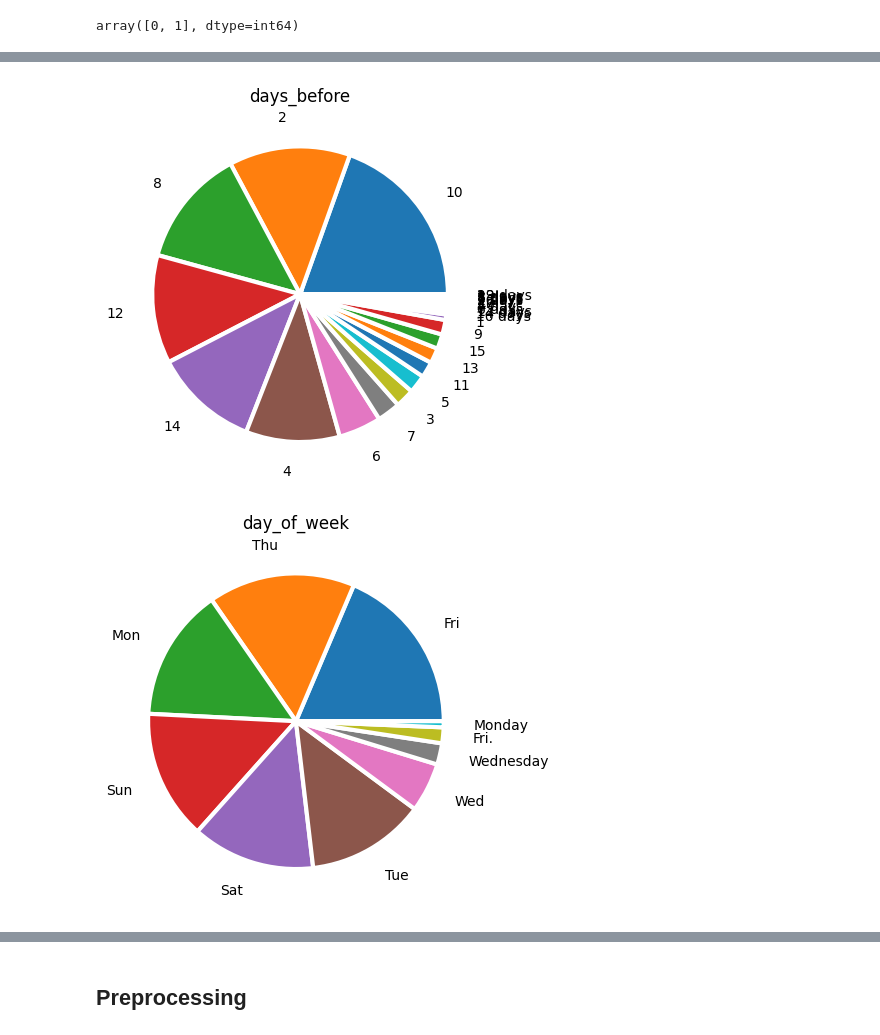
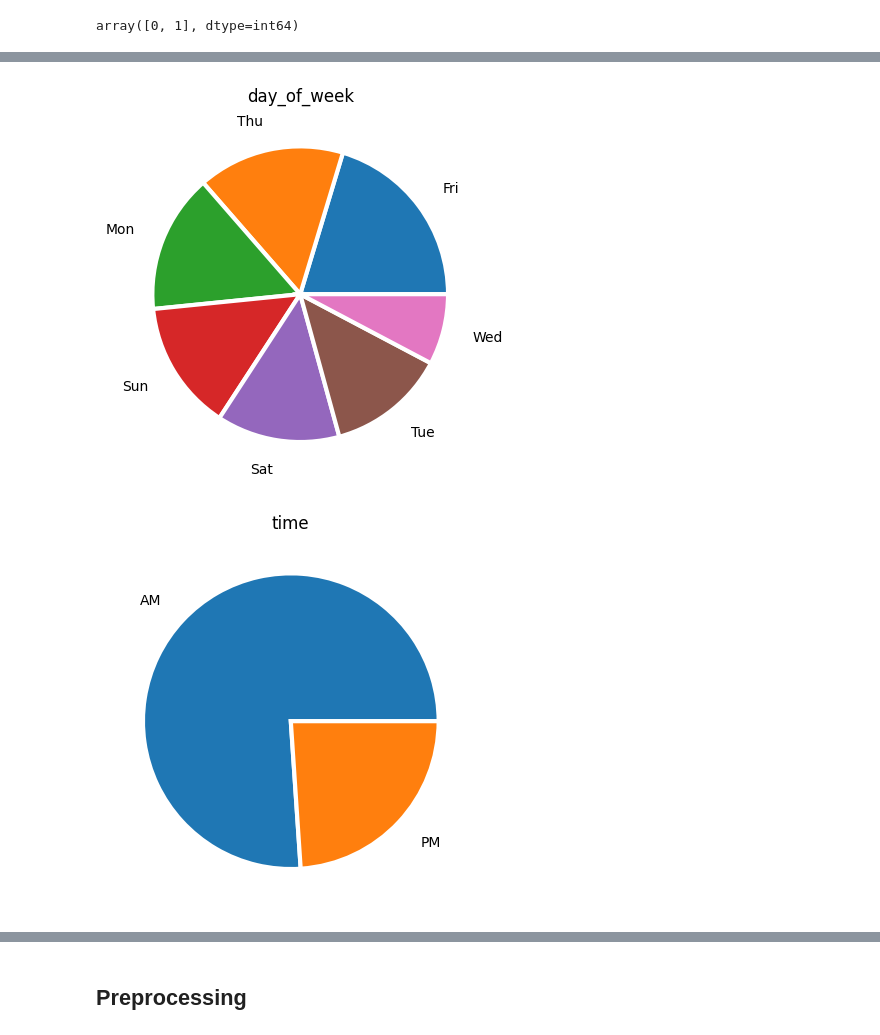
Before and after one commit to bulela00/Fitness_Classification-repo, a Jupyter notebook: Fitness_Classification.ipynb, the cells around one changed output, grey strips where cells are left out. Drawn from its saved outputs; the diff is of its cells as text; code cells hidden in the pictures.

```diff
--- a/Fitness_Classification.ipynb
+++ b/Fitness_Classification.ipynb
@@ -91,0 +101,7 @@ df['weight'] = imputer.fit_transform(df[['weight']])
+# %%
+# Replacing similar values
+df.replace('Monday', 'Mon', inplace=True)
+df.replace('Wednesday', 'Wed', inplace=True)
+df.replace('Fri.', 'Fri', inplace=True)
+days = df['day_of_week'].unique()
+days
@@ -91,0 +121,7 @@ df['weight'] = imputer.fit_transform(df[['weight']])
+# %%
+# Removing Inconsistencies in values
+df['days_before'] = df['days_before'].str.strip('days')
+df['days_before'] = df['days_before'].str.strip()
+df['days_before'] = pd.to_numeric(df['days_before'])
+days_before_values = df['days_before'].unique()
+days_before_values
@@ -125,41 +164,33 @@ sns.pairplot(data=df, hue='attended')
 # %%
 # Pie chart for categorical data
-# days_before
-days_before_count = df['days_before'].value_counts()
-plt.pie(days_before_count.values, labels=days_before_count.index, labeldistance=1.2,
-        wedgeprops = { 'linewidth' : 3, 'edgecolor' : 'white' })
-plt.title('days_before')
-plt.show()
-
-
 # day_of_week
 day_of_week_count = df['day_of_week'].value_counts()
 plt.pie(day_of_week_count.values, labels=day_of_week_count.index, labeldistance=1.2,
         wedgeprops = { 'linewidth' : 3, 'edgecolor' : 'white' })
 plt.title('day_of_week')
 plt.show()
 
 
 # time
 time_count = df['time'].value_counts()
 plt.pie(time_count.values, labels=time_count.index, labeldistance=1.2,
         wedgeprops = { 'linewidth' : 3, 'edgecolor' : 'white' })
 plt.title('time')
 plt.show()
 
 # category
 category_count = df['category'].value_counts()
 plt.pie(category_count.values, labels=category_count.index, labeldistance=1.2,
         wedgeprops = { 'linewidth' : 3, 'edgecolor' : 'white' })
 plt.title('category ')
 plt.show()
 
 # attended
 attended_count = df['attended'].value_counts()
 plt.pie(attended_count.values, labels=attended_count.index, labeldistance=1.2,
         wedgeprops = { 'linewidth' : 3, 'edgecolor' : 'white' })
 plt.title('attended')
 plt.show()
 # %% [output]
-[figure, old version]
+[figure, new version]
-[figure, old version]
+[figure, new version]
```
Also changed, not shown: parts of 20 cells of this notebook.
